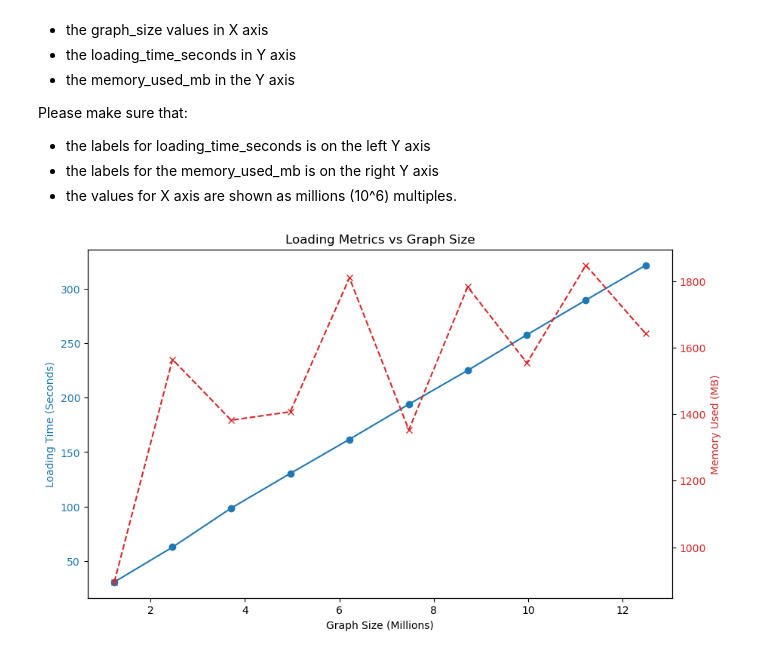
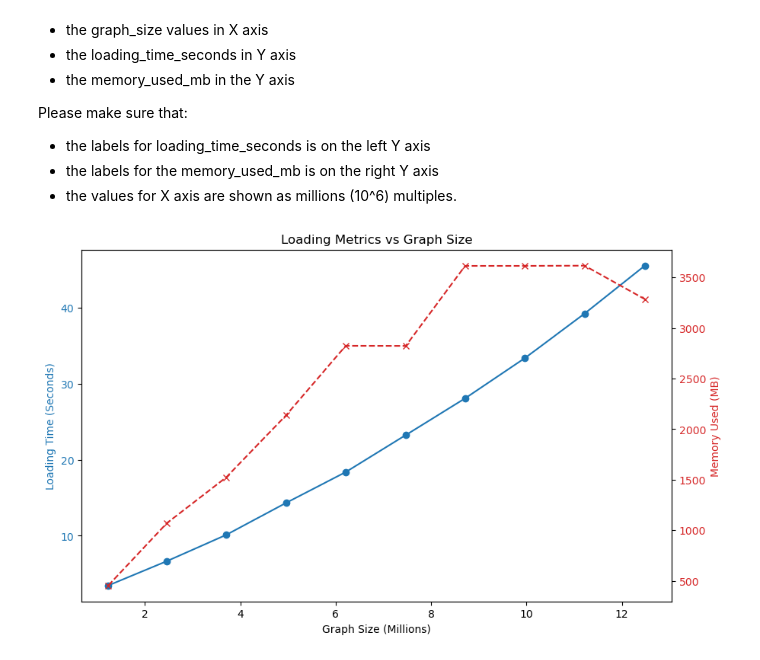
Before and after one commit to corese-stack/corese-benchmark, a Jupyter notebook: datavis/plot.ipynb, the cells around one changed output. Drawn from its saved outputs; the diff is of its cells as text; code cells hidden in the pictures.

```diff
--- a/datavis/plot.ipynb
+++ b/datavis/plot.ipynb
@@ -19,32 +19,33 @@ Please make sure that:
 import pandas as pd
 import matplotlib.pyplot as plt
 
 # Load the CSV file
-file_path = '../out/loading-metrics-20250328-171639.csv'
+#file_path = '../out/rdf4j.5.1.2_loading-metrics.csv'
+file_path = '../out/corese.4.6.3_loading-metrics.csv'
 data = pd.read_csv(file_path)
 
 # Convert graph_size to millions for better readability
 data['graph_size_millions'] = data['graph_size'] / 1e6
 
 # Create the plot
 fig, ax1 = plt.subplots(figsize=(10, 6))
 
 # Plot loading_time_seconds on the left Y-axis
 ax1.set_xlabel('Graph Size (Millions)')
 ax1.set_ylabel('Loading Time (Seconds)', color='tab:blue')
 ax1.plot(data['graph_size_millions'], data['loading_time_seconds'], color='tab:blue', marker='o', label='Loading Time')
 ax1.tick_params(axis='y', labelcolor='tab:blue')
 
 # Create a second Y-axis for memory_used_mb
 ax2 = ax1.twinx()
 ax2.set_ylabel('Memory Used (MB)', color='tab:red')
 ax2.plot(data['graph_size_millions'], data['memory_used_mb'], color='tab:red', marker='x', label='Memory Used', linestyle='--')
 ax2.tick_params(axis='y', labelcolor='tab:red')
 
 # Add a title
 plt.title('Loading Metrics vs Graph Size')
 
 # Show the plot
 plt.show()
 # %% [output]
-[figure, old version]
+[figure, new version]
```
Also changed, not shown: 12 other files.
